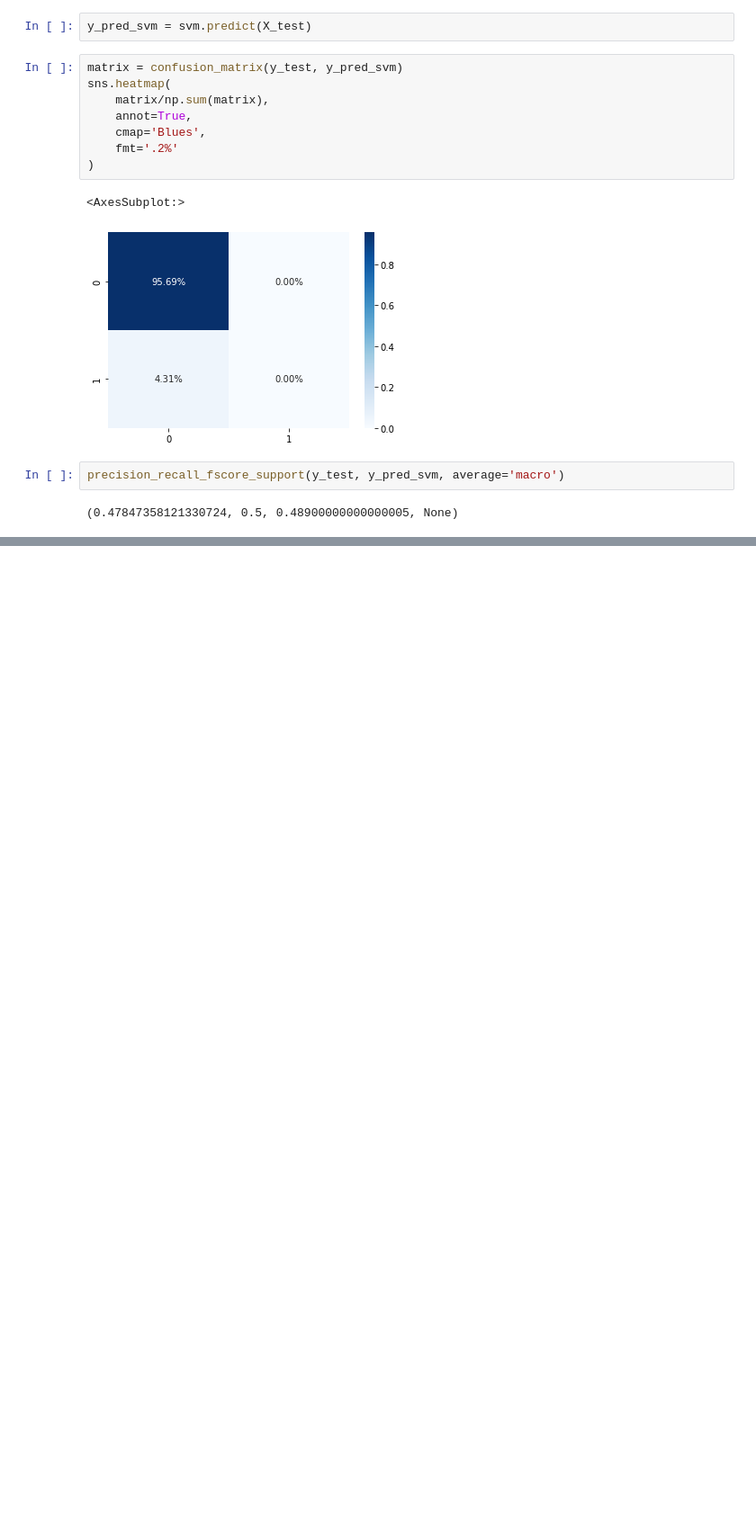
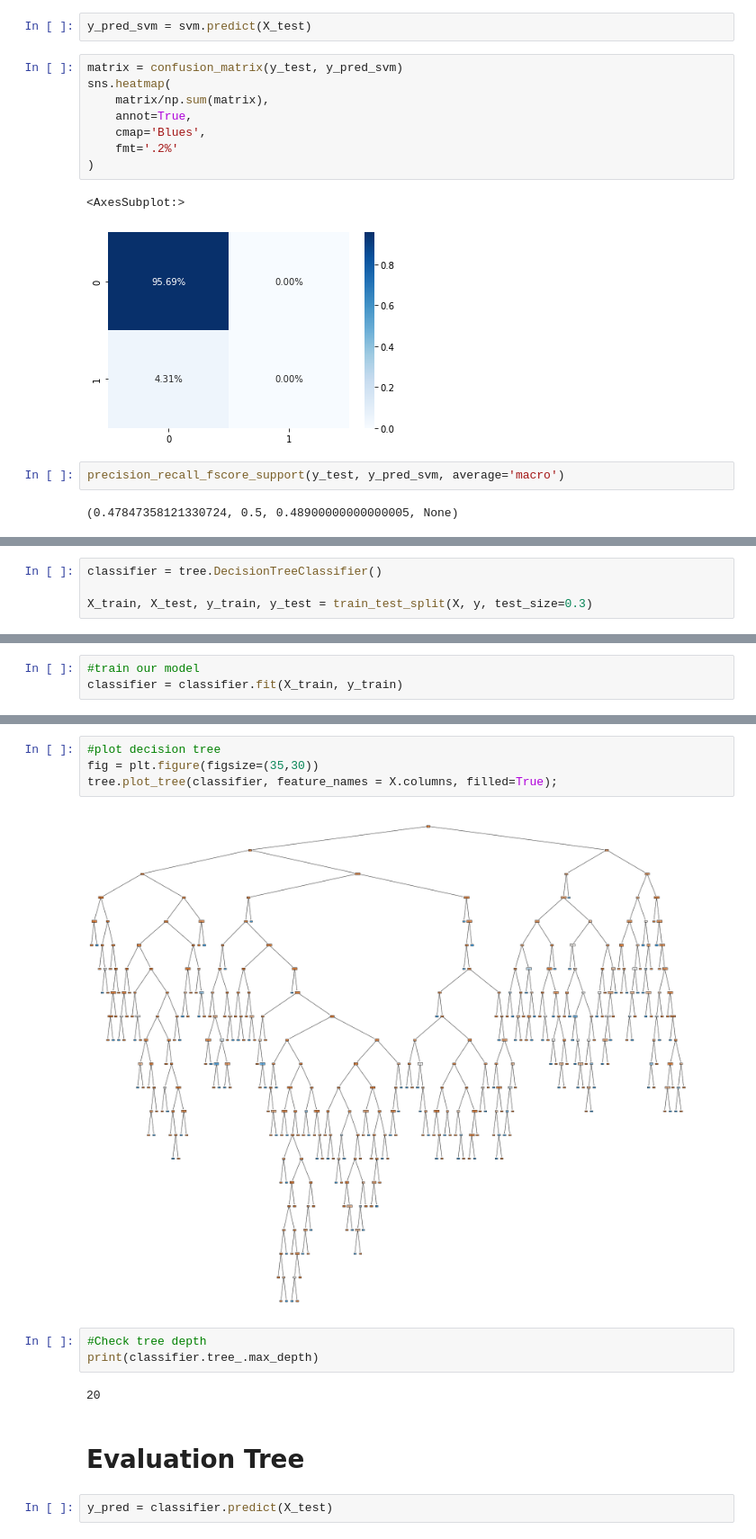
Before and after one commit to ElisefRaz17/Final-Project-3162, a Jupyter notebook: final_project_updated.ipynb, the cells around one changed output, grey strips where cells are left out. Shown at 90% size. Saved outputs shown, nothing was run; the diff lists cells and outputs as text; blank space fills up the shorter version.

Commit message:
Updated decision tree

```diff
--- a/final_project_updated.ipynb
+++ b/final_project_updated.ipynb
@@ -384,0 +398,4 @@ precision_recall_fscore_support(y_test, y_pred_svm, average='macro')
+# %%
+classifier = tree.DecisionTreeClassifier()
+
+X_train, X_test, y_train, y_test = train_test_split(X, y, test_size=0.3)
@@ -384,0 +410,3 @@ precision_recall_fscore_support(y_test, y_pred_svm, average='macro')
+# %%
+#train our model
+classifier = classifier.fit(X_train, y_train)
@@ -384,0 +437,15 @@ precision_recall_fscore_support(y_test, y_pred_svm, average='macro')
+# %%
+#plot decision tree
+fig = plt.figure(figsize=(35,30))
+tree.plot_tree(classifier, feature_names = X.columns, filled=True);
+# %% [output]
+[figure, added]
+# %%
+#Check tree depth
+print(classifier.tree_.max_depth)
+# %% [output]
+20
+# %% [markdown]
+# Evaluation Tree
+# %%
+y_pred = classifier.predict(X_test)
```
Also changed, not shown: parts of 13 cells of this notebook.
